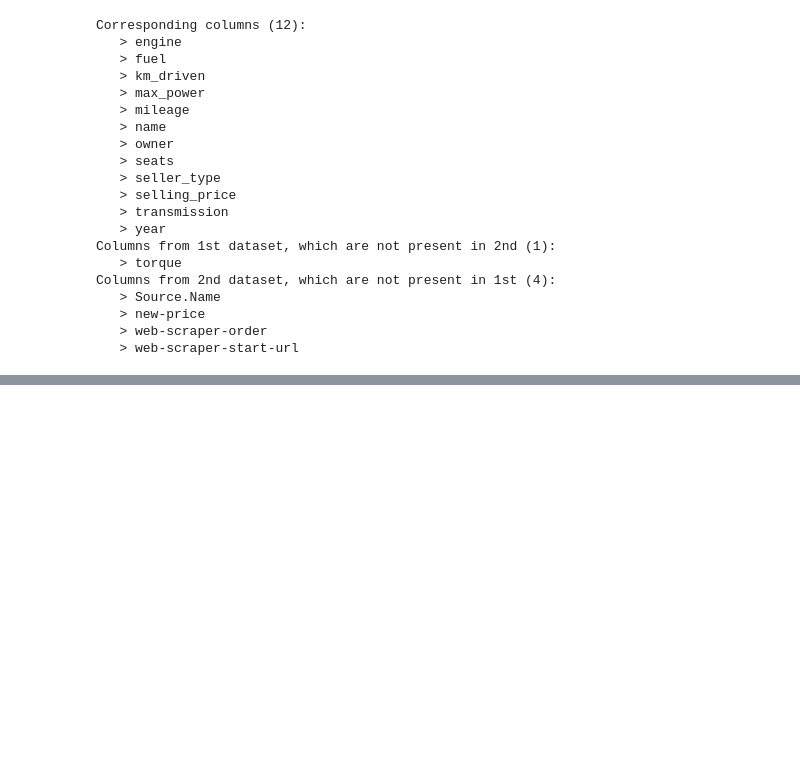
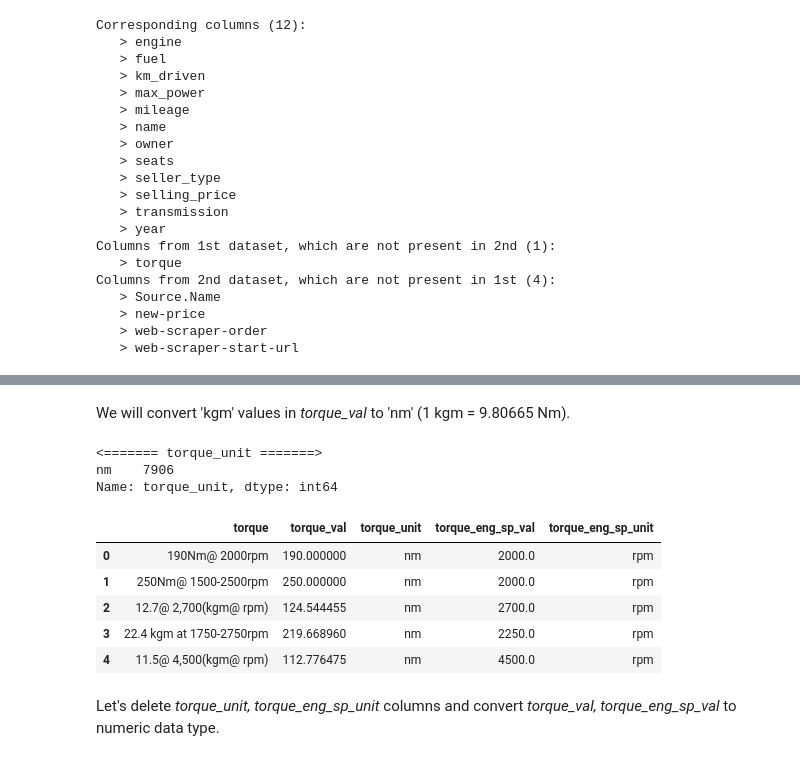
Before and after one commit to ZaikaBohdan/ds_car_price_proj, a Jupyter notebook: car_price_pred.ipynb, the cells around one changed output, grey strips where cells are left out. Saved outputs shown, nothing was run; the diff lists cells and outputs as text; code cells hidden in the pictures; blank space fills up the shorter version.

```diff
--- a/car_price_pred.ipynb
+++ b/car_price_pred.ipynb
@@ -353,0 +248,5 @@ As the next step, we'll convert *torque* column to numeric type, so we can analy
+# %%
+def check_units(df, origin_cols):
+    for name in origin_cols:
+        print(f"<======= {name}_unit =======>")
+        print(df[name+'_unit'].value_counts())
@@ -353,0 +543,19 @@ As the next step, we'll convert *torque* column to numeric type, so we can analy
+# %% [markdown]
+We will convert 'kgm' values in *torque_val* to 'nm' (1 kgm = 9.80665 Nm).
+# %%
+raw_data_1.loc[raw_data_1['torque_unit'] == 'kgm', 'torque_val'] = 9.80665 * raw_data_1.loc[raw_data_1['torque_unit'] == 'kgm', 'torque_val']
+raw_data_1.loc[raw_data_1['torque_unit'] == 'kgm', 'torque_unit'] = 'nm'
+check_units(raw_data_1, ['torque'])
+raw_data_1[['torque', 'torque_val', 'torque_unit', 'torque_eng_sp_val', 'torque_eng_sp_unit']].head()
+# %% [output]
+<======= torque_unit =======>
+nm    7906
+Name: torque_unit, dtype: int64
+|  | torque | torque_val | torque_unit | torque_eng_sp_val | torque_eng_sp_unit |
+| 0 | 190Nm@ 2000rpm | 190.000000 | nm | 2000.0 | rpm |
+| 1 | 250Nm@ 1500-2500rpm | 250.000000 | nm | 2000.0 | rpm |
+| 2 | 12.7@ 2,700(kgm@ rpm) | 124.544455 | nm | 2700.0 | rpm |
+| 3 | 22.4 kgm at 1750-2750rpm | 219.668960 | nm | 2250.0 | rpm |
+| 4 | 11.5@ 4,500(kgm@ rpm) | 112.776475 | nm | 4500.0 | rpm |
+# %% [markdown]
+Let's delete *torque_unit, torque_eng_sp_unit* columns and convert *torque_val, torque_eng_sp_val* to numeric data type.
```
Also changed, not shown: parts of 43 cells of this notebook.
